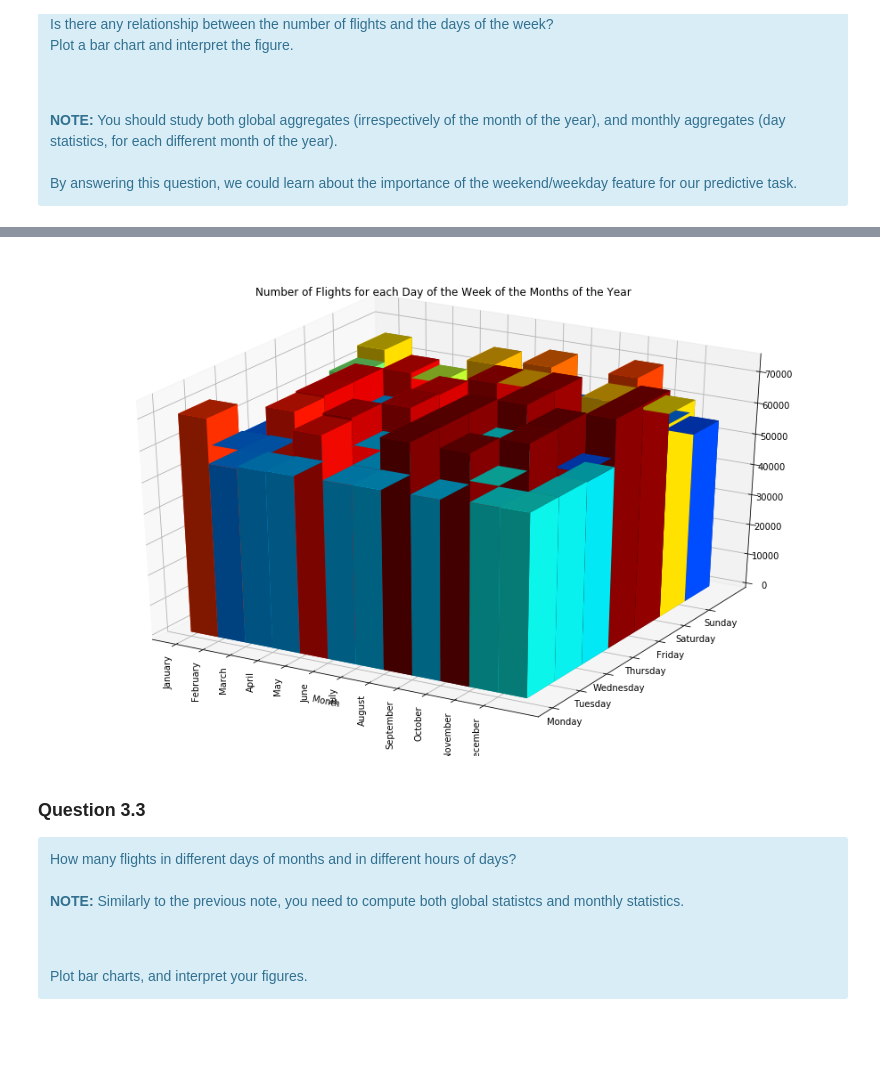
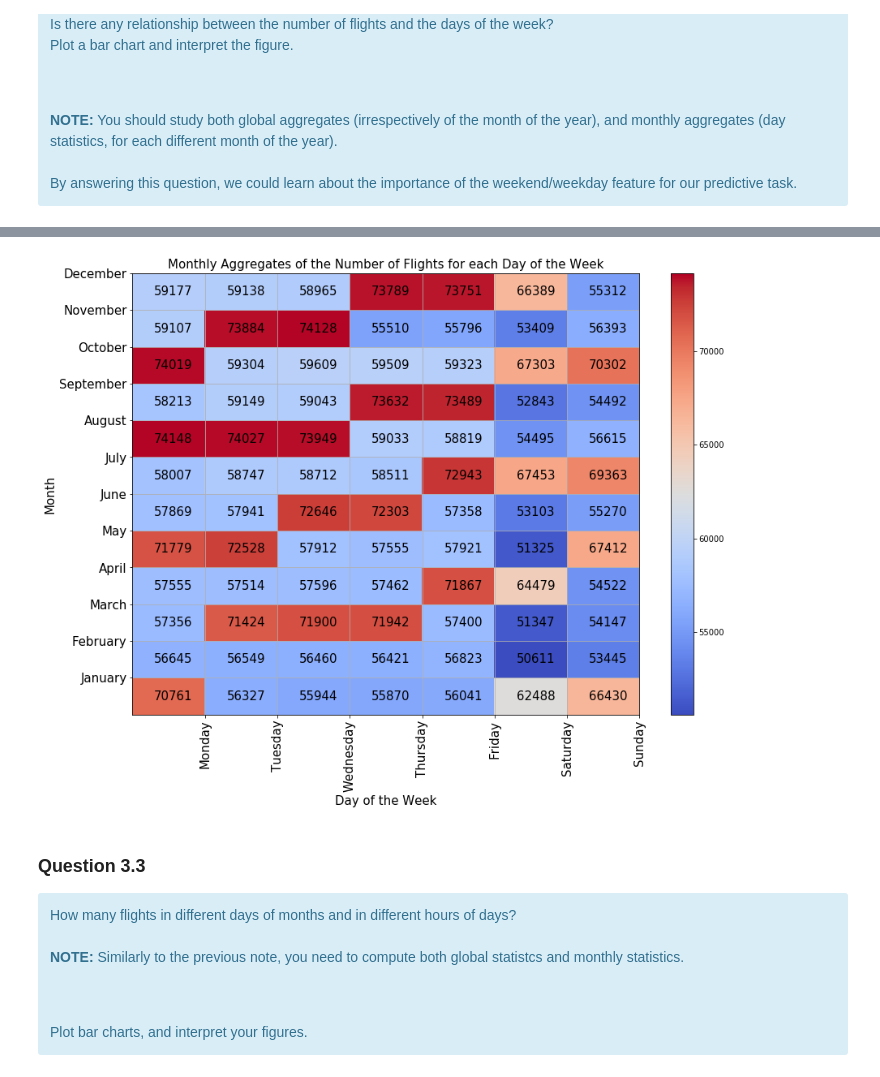
Before and after one commit to kandakji/SparkSQL-Analysis-Aviation-Data, a Jupyter notebook: SPARSQL.ipynb, the cells around one changed output, grey strips where cells are left out. Saved outputs shown, nothing was run; the diff lists cells and outputs as text; code cells hidden in the pictures; blank space fills up the shorter version.

```diff
--- a/SPARSQL.ipynb
+++ b/SPARSQL.ipynb
@@ -563,37 +565,40 @@ plt.bar(flightsPerDayofTheWeek["Day"],
 # %%
-from mpl_toolkits.mplot3d import Axes3D  # noqa: F401 unused import
-
-flightsPerDayofTheWeek = df.groupBy(['Month','day_of_week'])\
-.count()\
-.orderBy(["Month","day_of_week"])\
-.toPandas()
+from mpl_toolkits.mplot3d import Axes3D
 
 # print(flightsPerDayofTheWeek)
 
 # setup the figure and axes
-fig = plt.figure(figsize=(35, 10))
-ax1 = fig.add_subplot(121, projection='3d')
+# fig = plt.figure(figsize=(35, 10))
+# ax1 = fig.add_subplot(121, projection='3d')
 
-# fake data
 
-top = x + y
-bottom = np.zeros_like(top)
-width = depth = 1
+# fracs = flightsPerDayofTheWeek['count']/float(flightsPerDayofTheWeek['count'].max())
+# norm = mcolors.Normalize(fracs.min(), fracs.max())
+# color_values = plt.cm.jet(norm(fracs.tolist()))
 
-fracs = flightsPerDayofTheWeek['count']/float(flightsPerDayofTheWeek['count'].max())
-norm = mcolors.Normalize(fracs.min(), fracs.max())
-color_values = plt.cm.jet(norm(fracs.tolist()))
+# ax1.bar3d(flightsPerDayofTheWeek['Month'], flightsPerDayofTheWeek['day_of_week'], np.zeros(84), 1, 1, flightsPerDayofTheWeek['count'], color = color_values,shade=True)
+# ax1.set_title('Number of Flights for each Day of the Week of the Months of the Year')
+# ax1.set_xticks(np.arange(1,13))
+# ax1.set_xticklabels(['January', 'February', 'March', 'April', 'May', 'June', 'July', 'August', 'September', 'October', 'November', 'December'],rotation='vertical')
+# ax1.set_yticks(np.arange(1,8))
+# ax1.set_yticklabels(['Monday', 'Tuesday', 'Wednesday', 'Thursday', 'Friday', 'Saturday', 'Sunday'])
+# ax1.set_xlabel("Month")
+# plt.show()
 
-ax1.bar3d(flightsPerDayofTheWeek['Month'], flightsPerDayofTheWeek['day_of_week'], np.zeros(84), 1, 1, flightsPerDayofTheWeek['count'], color = color_values,shade=True)
-ax1.set_title('Number of Flights for each Day of the Week of the Months of the Year')
-ax1.set_xticks(np.arange(1,13))
-ax1.set_xticklabels(['January', 'February', 'March', 'April', 'May', 'June', 'July', 'August', 'September', 'October', 'November', 'December'],rotation='vertical')
-ax1.set_yticks(np.arange(1,8))
-ax1.set_yticklabels(['Monday', 'Tuesday', 'Wednesday', 'Thursday', 'Friday', 'Saturday', 'Sunday'])
-ax1.set_xlabel("Month")
+plt.figure(figsize=(14,10))
+plt.pcolormesh(flightsPerDayofTheWeek['count'].values.reshape(12,7),cmap = plt.get_cmap("coolwarm"))
+plt.grid(True)
+plt.colorbar()
+plt.xticks(np.arange(1,8),['Monday', 'Tuesday', 'Wednesday', 'Thursday', 'Friday', 'Saturday', 'Sunday'],rotation='vertical',fontsize=15)
+plt.yticks(np.arange(1,13),['January', 'February', 'March', 'April', 'May', 'June', 'July', 'August', 'September', 'October', 'November', 'December'],fontsize=15)
+for (index1, index2), element in np.ndenumerate(flightsPerDayofTheWeek['count'].values.reshape(12,7)):
+    plt.annotate(element,(index2+0.3, index1+0.4),fontsize=15)
+plt.title("Monthly Aggregates of the Number of Flights for each Day of the Week",fontsize=15)
+plt.xlabel('Day of the Week',fontsize=15)
+plt.ylabel('Month',fontsize=15)
 plt.show()
 # %% [output]
-[figure, old version]
+[figure, new version]
 # %% [markdown]
 ### Question 3.3
 
```
Also changed, not shown: parts of 4 cells of this notebook.
